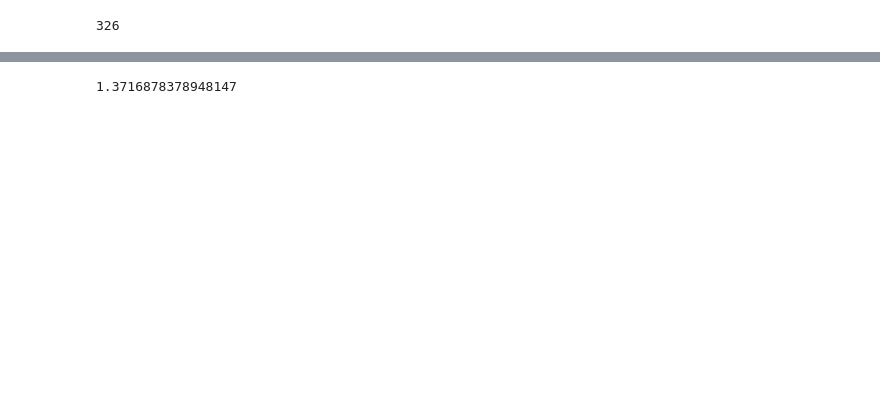
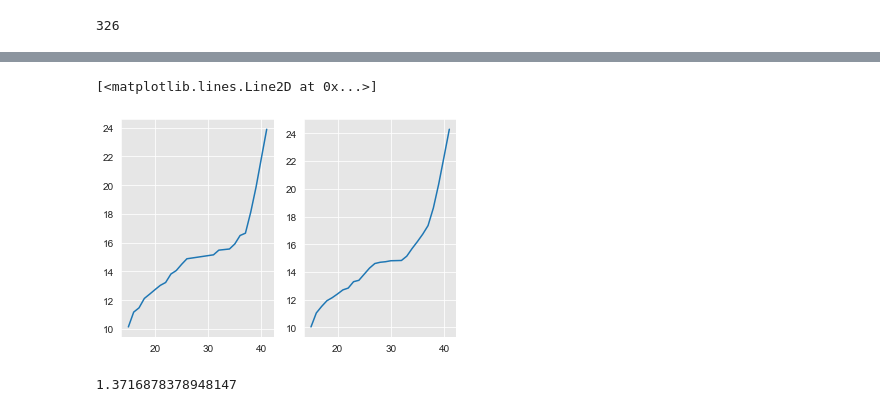
Before and after one commit to caganze/popsims, a Jupyter notebook: notebooks/absmag relations.ipynb, the cells around one changed output, grey strips where cells are left out. Drawn from its saved outputs; the diff is of its cells as text; code cells hidden in the pictures; blank space fills up the shorter version.

```diff
--- a/notebooks/absmag relations.ipynb
+++ b/notebooks/absmag relations.ipynb
@@ -339,6 +353,17 @@ def get_abs_mag(spt, flter):
 # %%
 #import popsims
 #popsims.get_distance(get_abs_mag(25, '2MASS J')[0], 28.)
+# %%
+sp_grid=np.arange(15, 42)
+# %%
+#la base
+fig, ax=plt.subplots(ncols=2)
+ax[0].plot(sp_grid, get_abs_mag(sp_grid, '2MASS J')[0])
+ax[1].plot(sp_grid, np.array([get_abs_mag(x, '2MASS H')[0] for x in sp_grid]))
+#there shouldn't be a bump in abs_mags
+# %% [output]
+[<matplotlib.lines.Line2D at 0x...>]
+[figure, added]
 # %%
 splat.photometry.vegaToAB('2MASS H')
 # %% [output]
```
Also changed, not shown: parts of 34 cells of this notebook, 38 other files.
